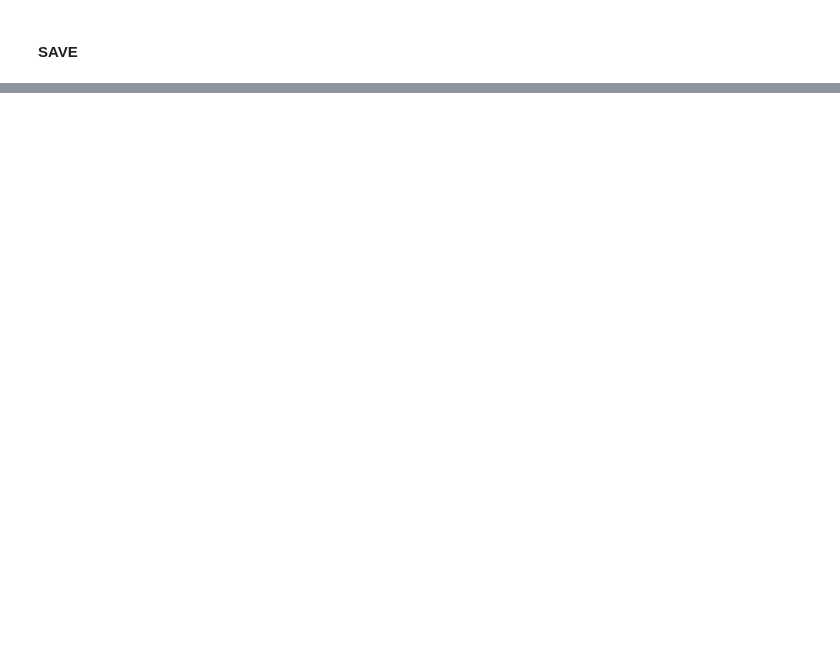
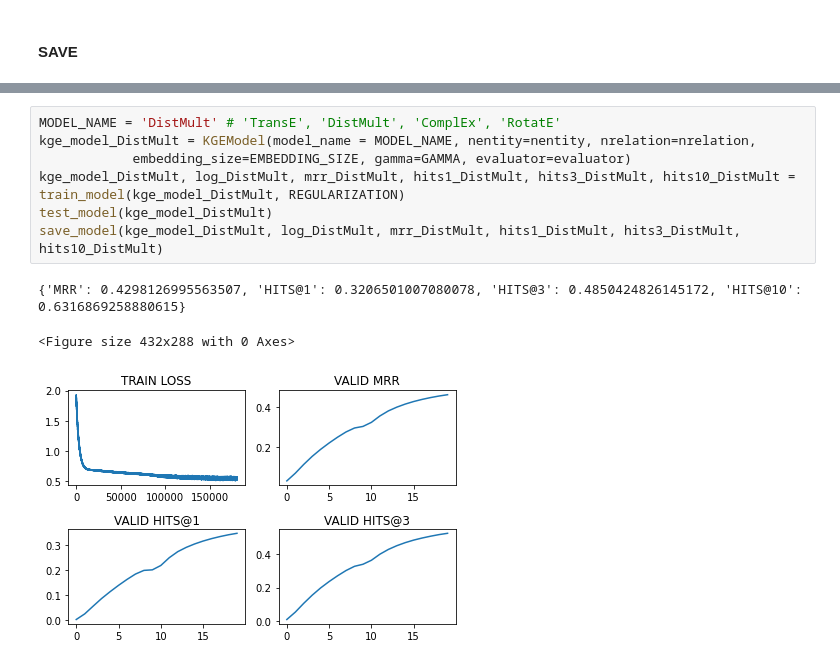
Before and after one commit to eegoro/KGE_link_prediction, a Jupyter notebook: model.ipynb, the cells around one changed output, grey strips where cells are left out. Drawn from its saved outputs; the diff is of its cells as text; blank space fills up the shorter version.

```diff
--- a/model.ipynb
+++ b/model.ipynb
@@ -363,0 +470,11 @@ plt.savefig(NAME_PATH+'//result.png', dpi=300, facecolor='w', edgecolor='w')
+# %%
+MODEL_NAME = 'DistMult' # 'TransE', 'DistMult', 'ComplEx', 'RotatE'
+kge_model_DistMult = KGEModel(model_name = MODEL_NAME, nentity=nentity, nrelation=nrelation,
+            embedding_size=EMBEDDING_SIZE, gamma=GAMMA, evaluator=evaluator)
+kge_model_DistMult, log_DistMult, mrr_DistMult, hits1_DistMult, hits3_DistMult, hits10_DistMult = train_model(kge_model_DistMult, REGULARIZATION)
+test_model(kge_model_DistMult)
+save_model(kge_model_DistMult, log_DistMult, mrr_DistMult, hits1_DistMult, hits3_DistMult, hits10_DistMult)
+# %% [output]
+{'MRR': 0.4298126995563507, 'HITS@1': 0.3206501007080078, 'HITS@3': 0.4850424826145172, 'HITS@10': 0.6316869258880615}
+<Figure size 432x288 with 0 Axes>
+[figure, added]
```
Also changed, not shown: parts of 13 cells of this notebook.
